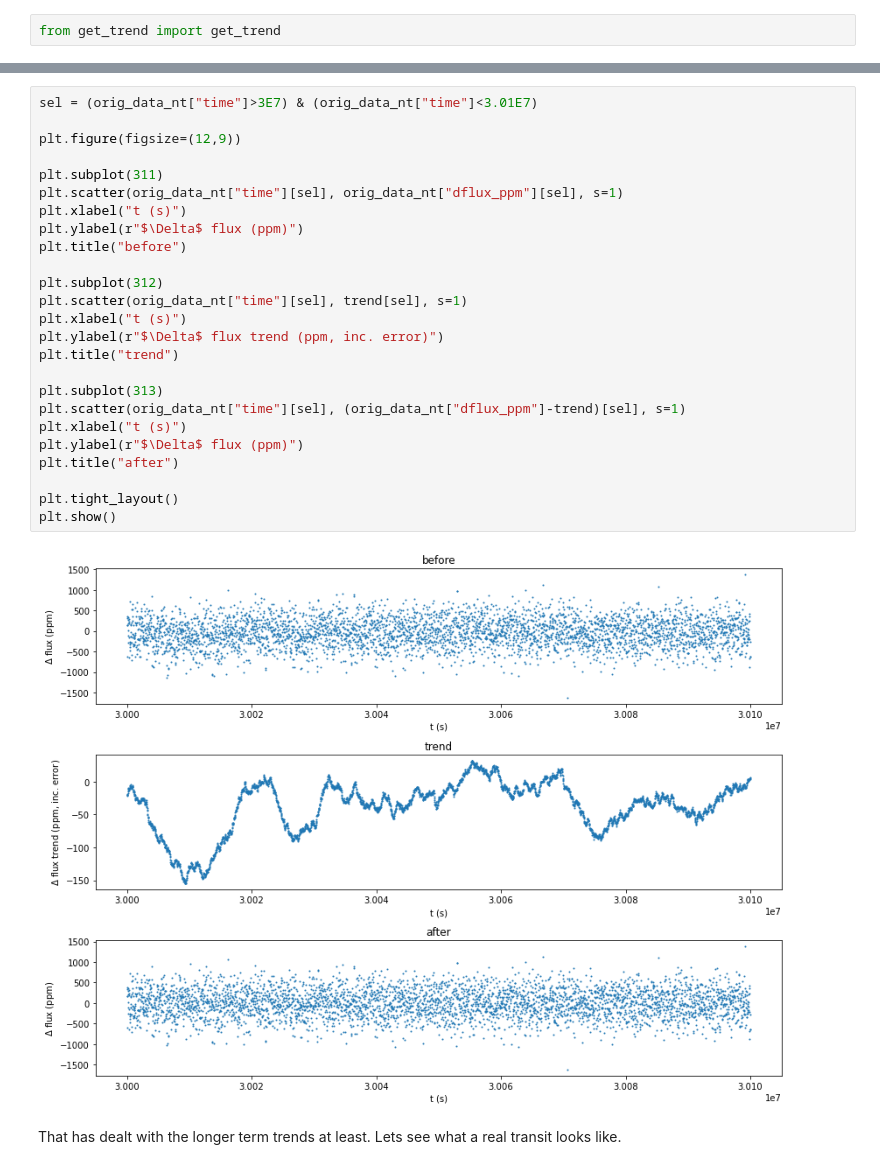
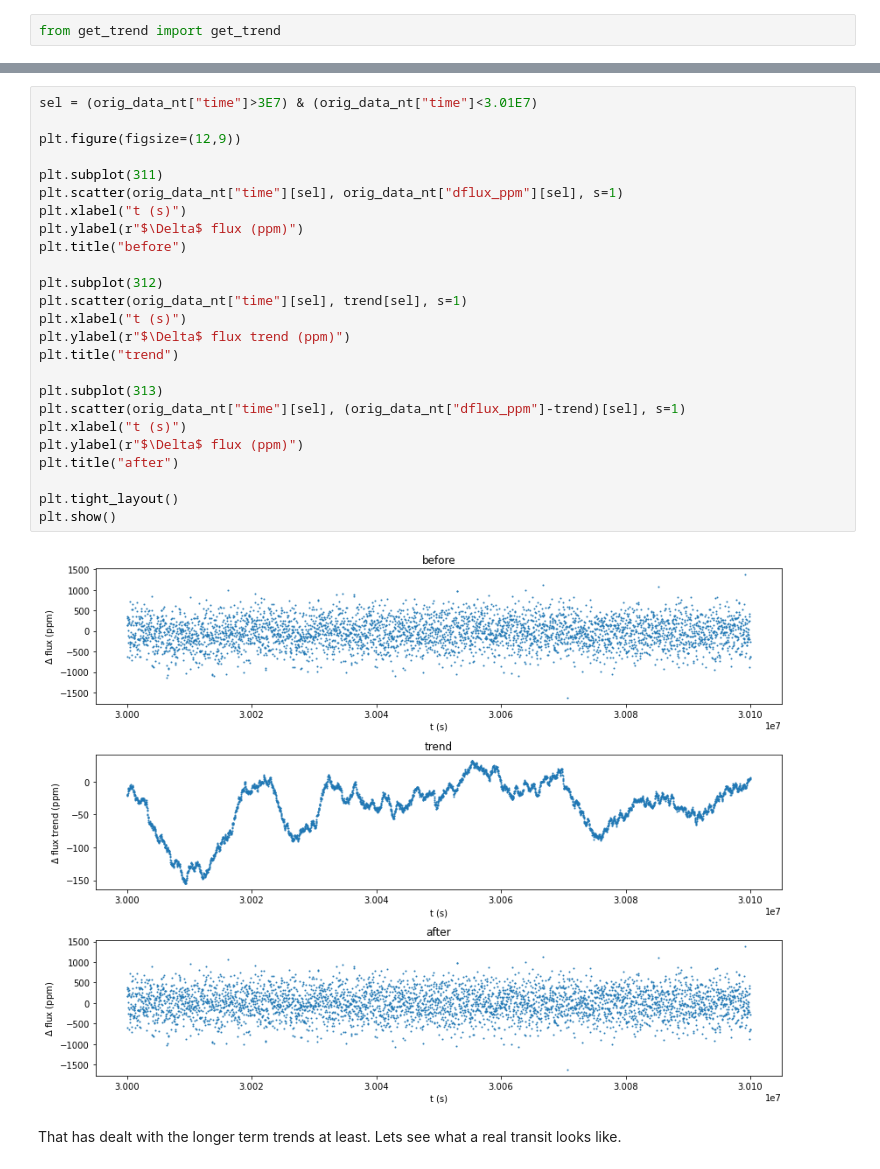
Before and after one commit to leigh2/PLATO_ring_sim, a Jupyter notebook: rpt_plato.ipynb, the cells around one changed output, grey strips where cells are left out. Saved outputs shown, nothing was run; the diff lists cells and outputs as text.

```diff
--- a/rpt_plato.ipynb
+++ b/rpt_plato.ipynb
@@ -108,30 +108,30 @@ plt.show()
 # %%
 sel = (orig_data_nt["time"]>3E7) & (orig_data_nt["time"]<3.01E7)
 
 plt.figure(figsize=(12,9))
 
 plt.subplot(311)
 plt.scatter(orig_data_nt["time"][sel], orig_data_nt["dflux_ppm"][sel], s=1)
 plt.xlabel("t (s)")
 plt.ylabel(r"$\Delta$ flux (ppm)")
 plt.title("before")
 
 plt.subplot(312)
 plt.scatter(orig_data_nt["time"][sel], trend[sel], s=1)
 plt.xlabel("t (s)")
-plt.ylabel(r"$\Delta$ flux trend (ppm, inc. error)")
+plt.ylabel(r"$\Delta$ flux trend (ppm)")
 plt.title("trend")
 
 plt.subplot(313)
 plt.scatter(orig_data_nt["time"][sel], (orig_data_nt["dflux_ppm"]-trend)[sel], s=1)
 plt.xlabel("t (s)")
 plt.ylabel(r"$\Delta$ flux (ppm)")
 plt.title("after")
 
 plt.tight_layout()
 plt.show()
 # %% [output]
-[figure, old version]
+[figure, new version]
 # %% [markdown]
 That has dealt with the longer term trends at least. Lets see what a real transit looks like.
 # %% [markdown]
```
Also changed, not shown: parts of 3 cells of this notebook, 1 other file.
